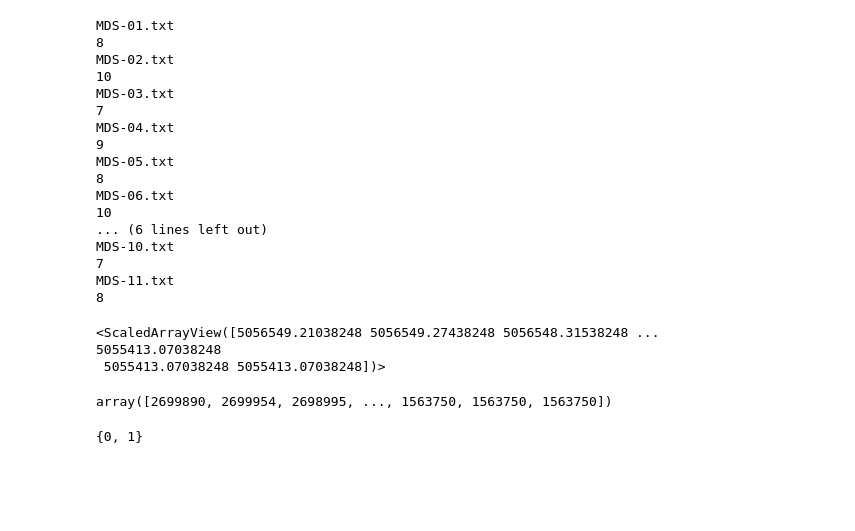
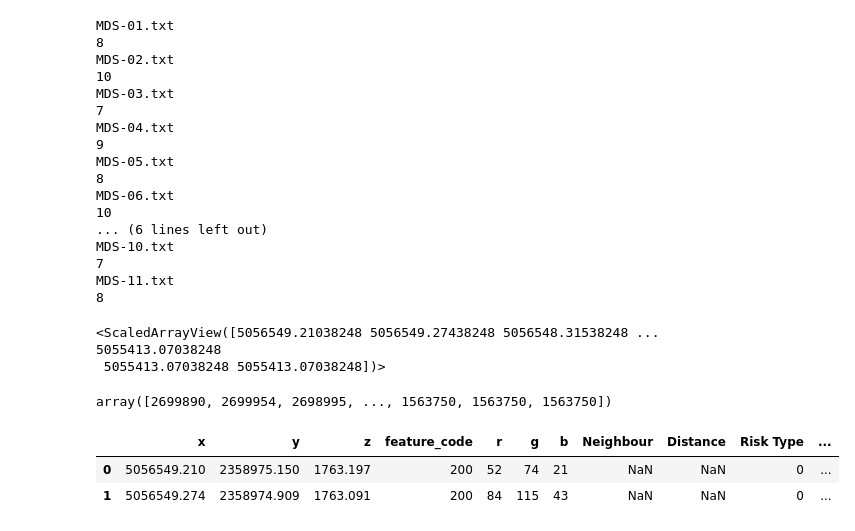
Before and after one commit to alvarobertin/DS4A_DASHBoard_ISAInterColombia, a Jupyter notebook: misc/test.ipynb, the cells around one changed output. Drawn from its saved outputs; the diff is of its cells as text; code cells hidden in the pictures; blank space fills up the shorter version.

```diff
--- a/misc/test.ipynb
+++ b/misc/test.ipynb
@@ -192,7 +192,12 @@ las.x
 las.X
 # %% [output]
 array([2699890, 2699954, 2698995, ..., 1563750, 1563750, 1563750])
-# %%
-set(list(las.synthetic))
-# %% [output]
-{0, 1}
+# %%
+import plotly.express as px
+df = pd.read_csv("../data/Line1.csv")
+# %%
+df.head(2)
+# %% [output]
+|  | x | y | z | feature_code | r | g | b | Neighbour | Distance | Risk Type | ... |
+| 0 | 5056549.210 | 2358975.150 | 1763.197 | 200 | 52 | 74 | 21 | NaN | NaN | 0 | ... |
+| 1 | 5056549.274 | 2358974.909 | 1763.091 | 200 | 84 | 115 | 43 | NaN | NaN | 0 | ... |
```
Also changed, not shown: parts of 11 cells of this notebook, 3 other files.
